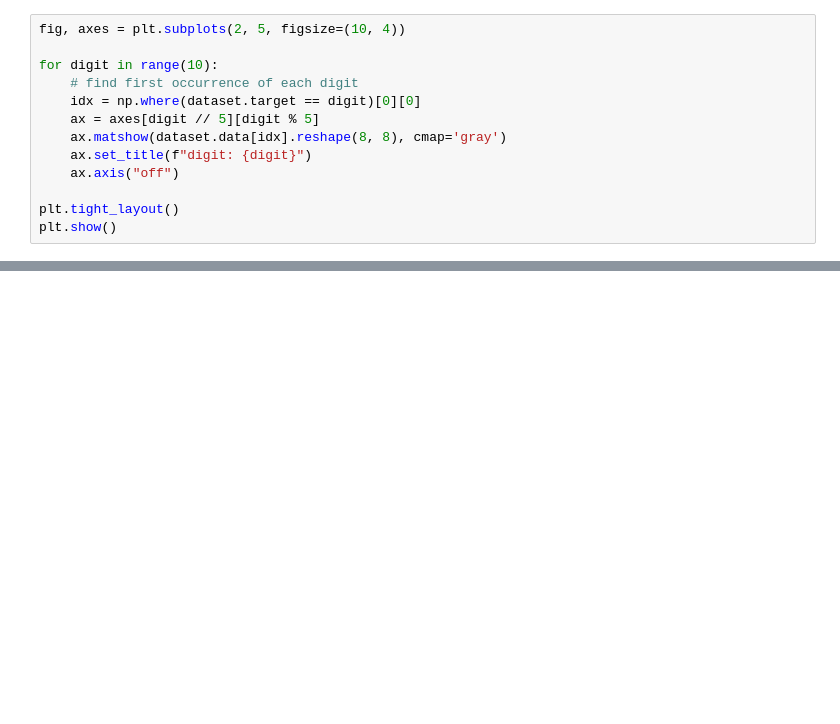
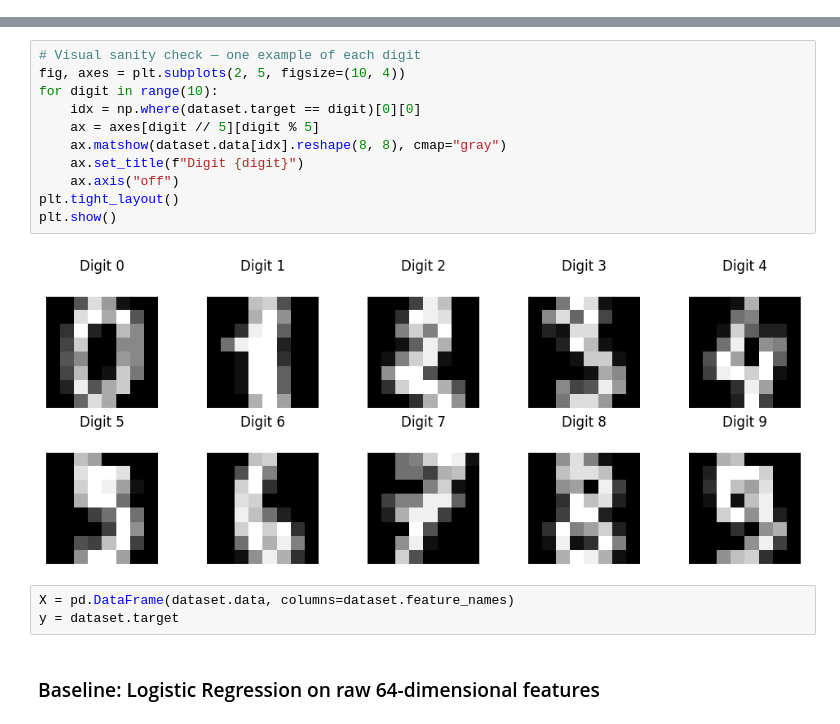
Before and after one commit to i-eat-tea/SVD-project4, a Jupyter notebook: svd.ipynb, the cells around one changed output, grey strips where cells are left out. Saved outputs shown, nothing was run; the diff lists cells and outputs as text; blank space fills up the shorter version.

```diff
--- a/svd.ipynb
+++ b/svd.ipynb
@@ -255,13 +0,0 @@ plot_matrix(dataset.data[0].reshape(8, 8), 'number 0')
-# %%
-fig, axes = plt.subplots(2, 5, figsize=(10, 4))
-
-for digit in range(10):
-    # find first occurrence of each digit
-    idx = np.where(dataset.target == digit)[0][0]
-    ax = axes[digit // 5][digit % 5]
-    ax.matshow(dataset.data[idx].reshape(8, 8), cmap='gray')
-    ax.set_title(f"digit: {digit}")
-    ax.axis("off")
-
-plt.tight_layout()
-plt.show()
@@ -362,0 +235,18 @@ plt.show()
+# %%
+# Visual sanity check — one example of each digit
+fig, axes = plt.subplots(2, 5, figsize=(10, 4))
+for digit in range(10):
+    idx = np.where(dataset.target == digit)[0][0]
+    ax = axes[digit // 5][digit % 5]
+    ax.matshow(dataset.data[idx].reshape(8, 8), cmap="gray")
+    ax.set_title(f"Digit {digit}")
+    ax.axis("off")
+plt.tight_layout()
+plt.show()
+# %% [output]
+[figure, added]
+# %%
+X = pd.DataFrame(dataset.data, columns=dataset.feature_names)
+y = dataset.target
+# %% [markdown]
+### Baseline: Logistic Regression on raw 64-dimensional features
```
Also changed, not shown: parts of 60 cells of this notebook.
